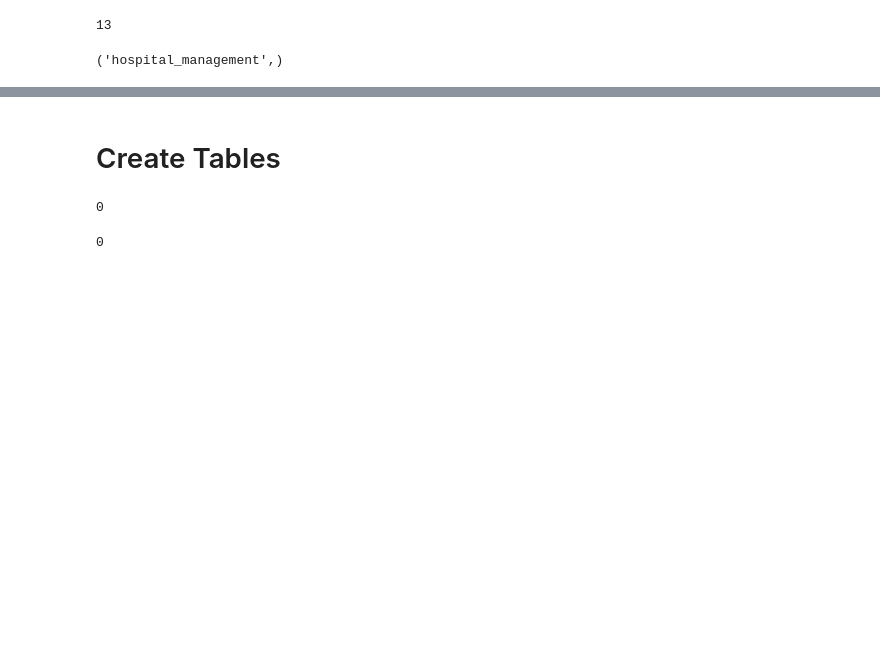
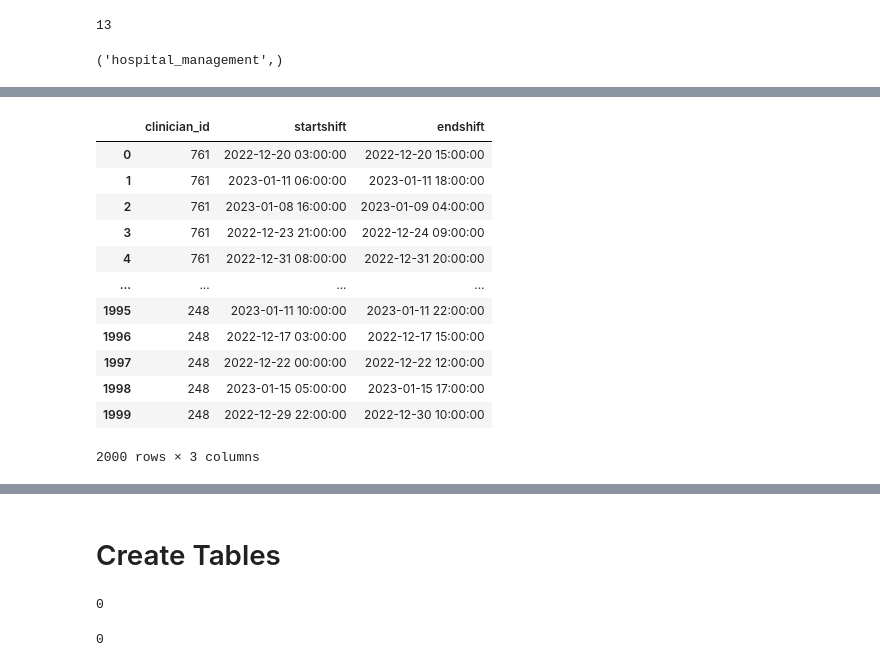
Before and after one commit to seyunkim0114/hospital_management, a Jupyter notebook: data_population2.ipynb, the cells around one changed output, grey strips where cells are left out. Drawn from its saved outputs; the diff is of its cells as text; code cells hidden in the pictures; blank space fills up the shorter version.

```diff
--- a/data_population2.ipynb
+++ b/data_population2.ipynb
@@ -39,0 +164,52 @@ for x in status:
+# %%
+import random
+import time
+from datetime import timedelta
+
+def str_time_prop(start, end, time_format, prop):
+    """Get a time at a proportion of a range of two formatted times.
+
+    start and end should be strings specifying times formatted in the
+    given format (strftime-style), giving an interval [start, end].
+    prop specifies how a proportion of the interval to be taken after
+    start.  The returned time will be in the specified format.
+    """
+
+    stime = time.mktime(time.strptime(start, time_format))
+    etime = time.mktime(time.strptime(end, time_format))
+
+    ptime = stime + prop * (etime - stime)
+    s = int(ptime) % 3600
+    ptime = int(ptime) - s
+
+    return time.strftime(time_format, time.localtime(ptime))
+
+
+def random_date(start, end, prop):
+    return str_time_prop(start, end, '%Y-%m-%d %H:%M:%S', prop)
+
+shift = pd.DataFrame(columns=['clinician_id','startshift','endshift'])
+random.seed(seed)
+
+for id in clinician.index:
+    for _ in range(5):
+        t = random_date('2022-12-16 00:00:00', '2023-01-16 00:00:00', random.random())
+        row = pd.DataFrame(data={'clinician_id':[id], 'startshift':[t], 'endshift':[datetime.strptime(t, '%Y-%m-%d %H:%M:%S') + timedelta(hours=12)]})
+        shift = pd.concat([shift, row])
+
+shift.reset_index(drop=True,inplace=True)
+shift
+# %% [output]
+|  | clinician_id | startshift | endshift |
+| 0 | 761 | 2022-12-20 03:00:00 | 2022-12-20 15:00:00 |
+| 1 | 761 | 2023-01-11 06:00:00 | 2023-01-11 18:00:00 |
+| 2 | 761 | 2023-01-08 16:00:00 | 2023-01-09 04:00:00 |
+| 3 | 761 | 2022-12-23 21:00:00 | 2022-12-24 09:00:00 |
+| 4 | 761 | 2022-12-31 08:00:00 | 2022-12-31 20:00:00 |
+| ... | ... | ... | ... |
+| 1995 | 248 | 2023-01-11 10:00:00 | 2023-01-11 22:00:00 |
+| 1996 | 248 | 2022-12-17 03:00:00 | 2022-12-17 15:00:00 |
+| 1997 | 248 | 2022-12-22 00:00:00 | 2022-12-22 12:00:00 |
+| 1998 | 248 | 2023-01-15 05:00:00 | 2023-01-15 17:00:00 |
+| 1999 | 248 | 2022-12-29 22:00:00 | 2022-12-30 10:00:00 |
+2000 rows × 3 columns
```
Also changed, not shown: parts of 16 cells of this notebook.
